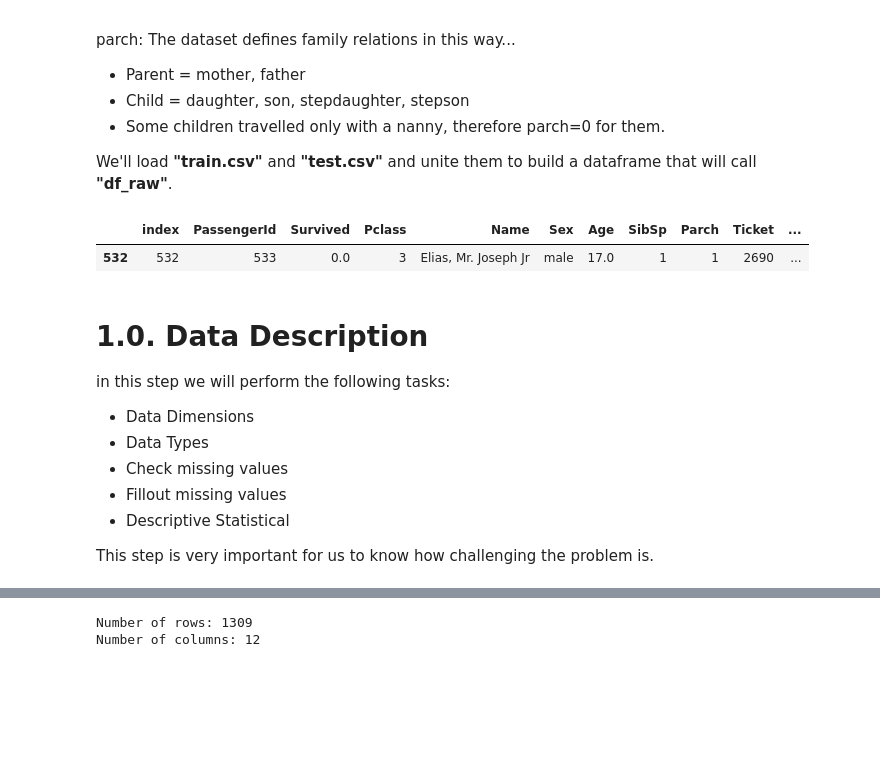
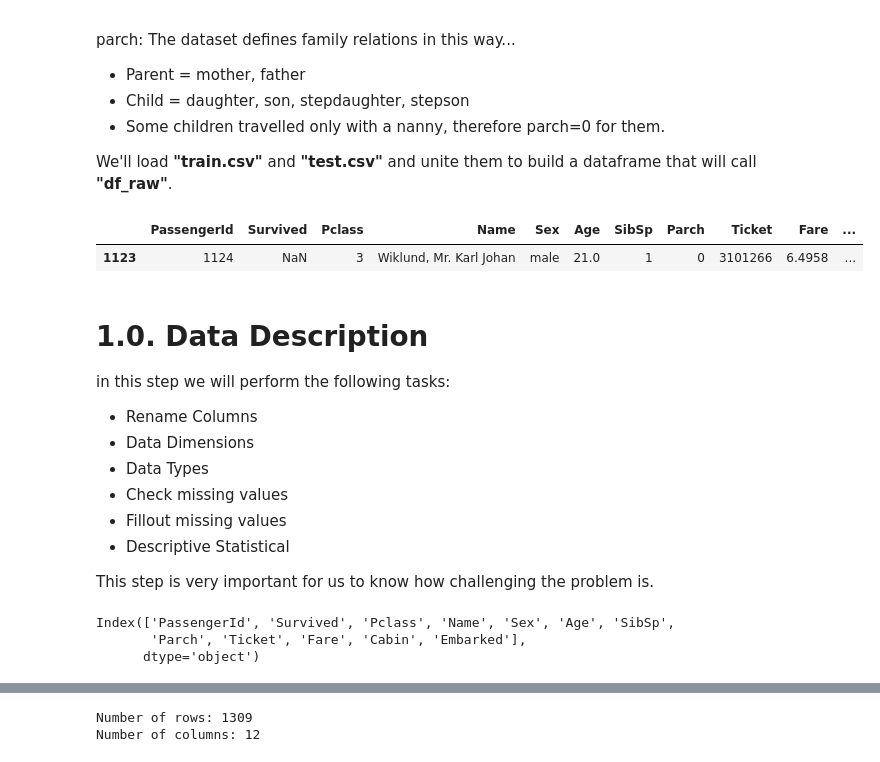
Before and after one commit to endhel/Prediction-of-the-Survivors-Titanic, a Jupyter notebook: Prediction-of-the-Survivors-Titanic.ipynb, the cells around one changed output, grey strips where cells are left out. Saved outputs shown, nothing was run; the diff lists cells and outputs as text; code cells hidden in the pictures; blank space fills up the shorter version.

```diff
--- a/Prediction-of-the-Survivors-Titanic.ipynb
+++ b/Prediction-of-the-Survivors-Titanic.ipynb
@@ -111,18 +113,20 @@ We'll load **"train.csv"** and **"test.csv"** and unite them to build a datafram
 # %%
 train = pd.read_csv( 'datasets/titanic/train.csv' )
 test = pd.read_csv( 'datasets/titanic/test.csv' )
 
 df_raw = pd.concat( [train, test], axis=0 ).reset_index()
+df_raw.drop( 'index', axis=1, inplace=True )
 
 df_raw.sample()
 # %% [output]
-|  | index | PassengerId | Survived | Pclass | Name | Sex | Age | SibSp | Parch | Ticket | ... |
-| 532 | 532 | 533 | 0.0 | 3 | Elias, Mr. Joseph Jr | male | 17.0 | 1 | 1 | 2690 | ... |
+|  | PassengerId | Survived | Pclass | Name | Sex | Age | SibSp | Parch | Ticket | Fare | ... |
+| 1123 | 1124 | NaN | 3 | Wiklund, Mr. Karl Johan | male | 21.0 | 1 | 0 | 3101266 | 6.4958 | ... |
 # %% [markdown]
 # 1.0. Data Description
 
 in this step we will perform the following tasks:
 
+- Rename Columns
 - Data Dimensions
 - Data Types
 - Check missing values
@@ -132,3 +136,9 @@ in this step we will perform the following tasks:
 This step is very important for us to know how challenging the problem is.
 # %%
 df1 = df_raw.copy()
+# %%
+df1.columns
+# %% [output]
+Index(['PassengerId', 'Survived', 'Pclass', 'Name', 'Sex', 'Age', 'SibSp',
+       'Parch', 'Ticket', 'Fare', 'Cabin', 'Embarked'],
+      dtype='object')
```
Also changed, not shown: parts of 41 cells of this notebook, 1 other file.
